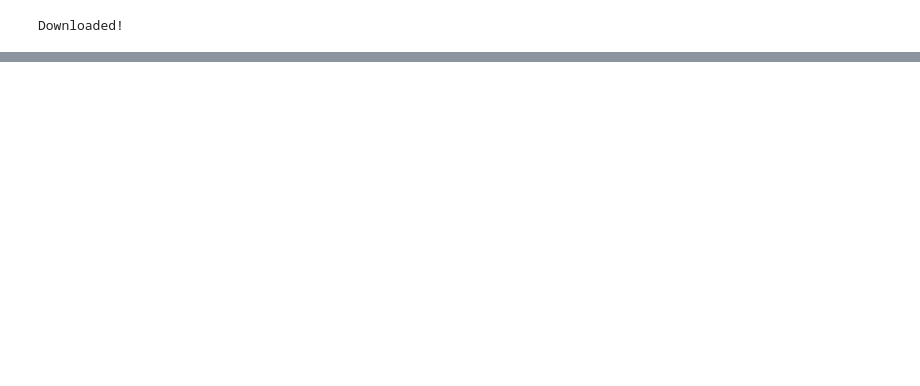
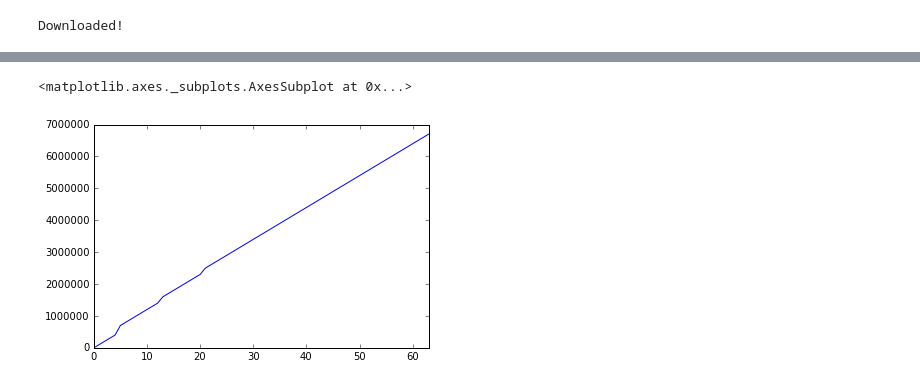
Before and after one commit to maciejjaskowski/deep-q-learning, a Jupyter notebook: analysis/Analaze DQN.ipynb, the cells around one changed output, grey strips where cells are left out. Saved outputs shown, nothing was run; the diff lists cells and outputs as text; code cells hidden in the pictures; blank space fills up the shorter version.

```diff
--- a/analysis/Analaze DQN.ipynb
+++ b/analysis/Analaze DQN.ipynb
@@ -40,6 +46,8 @@ loss = log[log.str.contains("loss:")].str.extract('loss:  (\d+\.\d+)').astype(fl
 loss.index = range(0, len(loss.index))
 epsilon = log[log.str.contains('epsilon:')].str.extract('epsilon:  (\d+\.\d+)').astype(float)
 epsilon.index = range(0, len(epsilon.index))
+weights = log[log.str.contains("saved")].str.extract('File saved:  weights/weights_(\d+).npz').astype(float)
+weights.index = range(0, len(weights.index))
 # %%
 pd.rolling_mean(rewards, 300).plot()
 # %% [output]
@@ -58,3 +66,8 @@ epsilon.plot()
+# %%
+weights.plot()
+# %% [output]
+<matplotlib.axes._subplots.AxesSubplot at 0x...>
+[figure, added]
 # %%
 ret = call(["./fetch_weights.sh"])
 if ret != 0:
```
Also changed, not shown: parts of 5 cells of this notebook, 3 other files.
